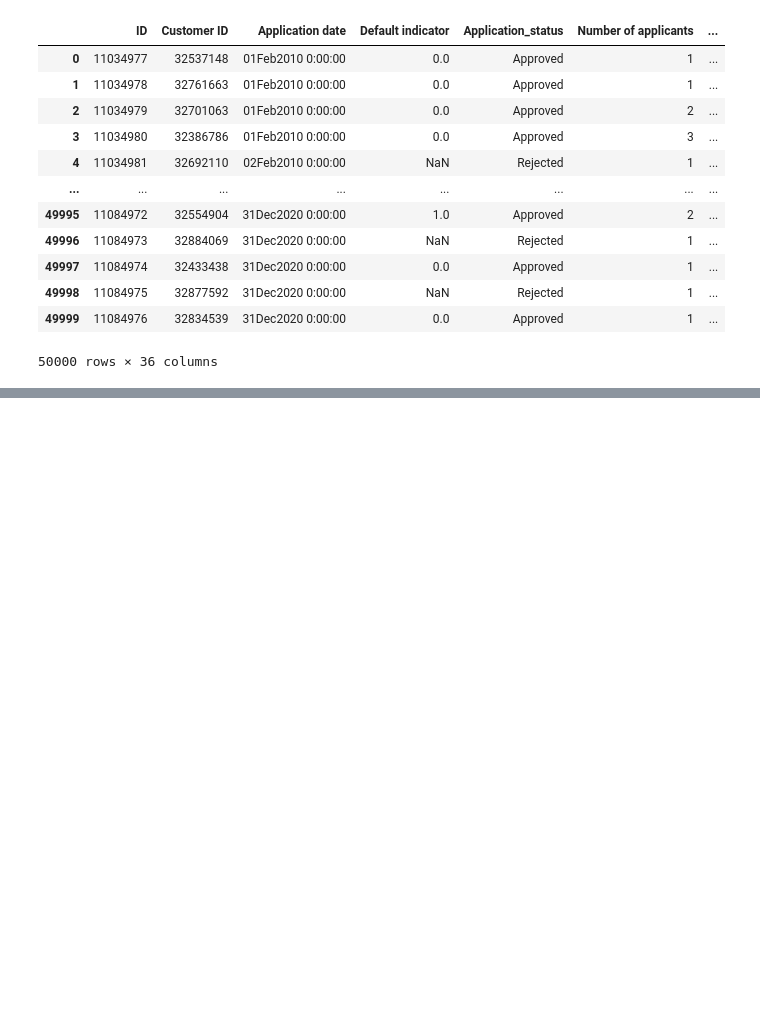
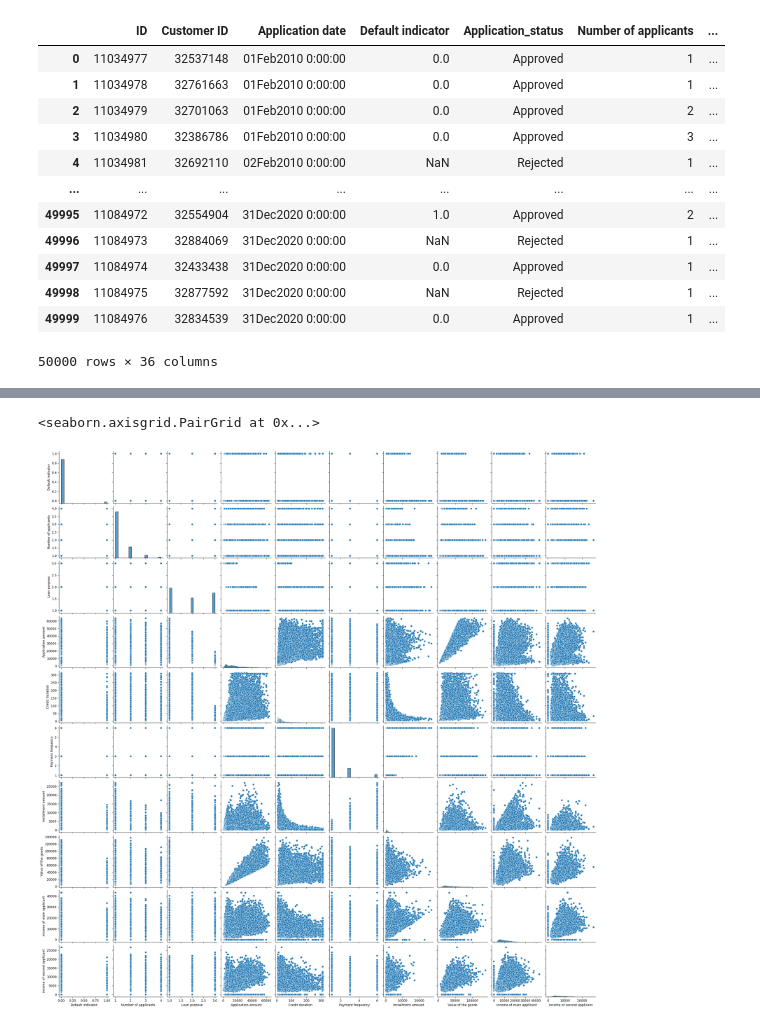
Before and after one commit to Jagodno/Pre-selection-Assignment, a Jupyter notebook: jupyter_notebooks/lukaszEda.ipynb, the cells around one changed output, grey strips where cells are left out. Cells and saved outputs as stored; diff of their text form; code cells hidden in the pictures; blank space fills up the shorter version.

```diff
--- a/jupyter_notebooks/lukaszEda.ipynb
+++ b/jupyter_notebooks/lukaszEda.ipynb
@@ -112,3 +119,22 @@ df.to_csv(f'{dataDict}\\renamedCols.csv', index=False)
+# %%
+dfSelected = df[['ID', 'Customer ID', 'Default indicator',
+       'Number of applicants', 'Loan purpose',
+       'Application amount', 'Credit duration',
+       'Payment frequency', 'Installment amount', 'Value of the goods',
+       'income of main applicant', 'income of second applicant',
+       'profession of main applicant', 'profession of second applicant',
+       'marital status of main applicant',
+       'number of children of main applicant',
+       'number of dependences of main applicant', 'Spendings estimation',
+       'Property ownership for property renovation',
+       'Clasification of the vehicle',
+       'Number of requests during the last 3 months',
+       'Number of requests during the last 6 months',
+       'Number of requests during the last 9 months',
+       'Number of requests during the last 12 months', 'Limit on credit card',
+       'Amount on current account', 'Amount on savings account',
+       'Arrear in last 3 months', 'Arrear in last 12 months',
+       'Credit bureau score', 'Average income', '_r_']]
 # %%
 import seaborn as sns
 
@@ -129,0 +183,10 @@ df
+# %%
+import matplotlib.pyplot as plt
+
+sns.pairplot(dfSelected[['Default indicator', 'Number of applicants',
+       'Loan purpose', 'Application amount', 'Credit duration',
+       'Payment frequency', 'Installment amount', 'Value of the goods',
+       'income of main applicant', 'income of second applicant']])
+# %% [output]
+<seaborn.axisgrid.PairGrid at 0x...>
+[figure, added]
```
Also changed, not shown: parts of 7 cells of this notebook, 1 other file.
